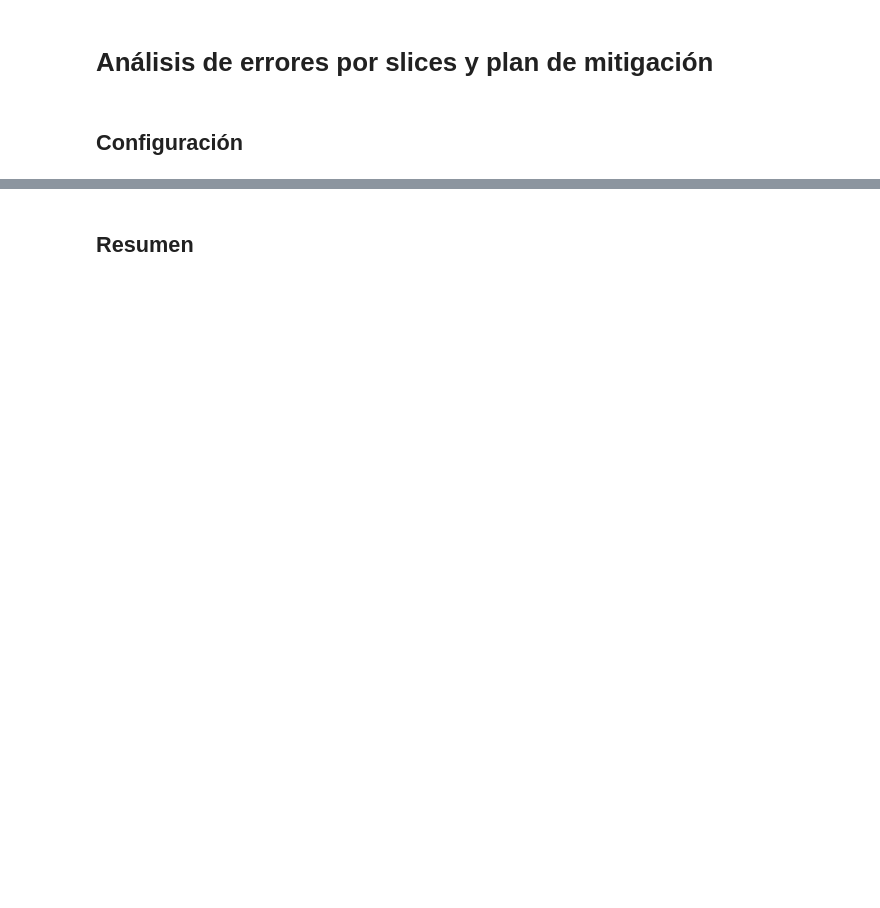
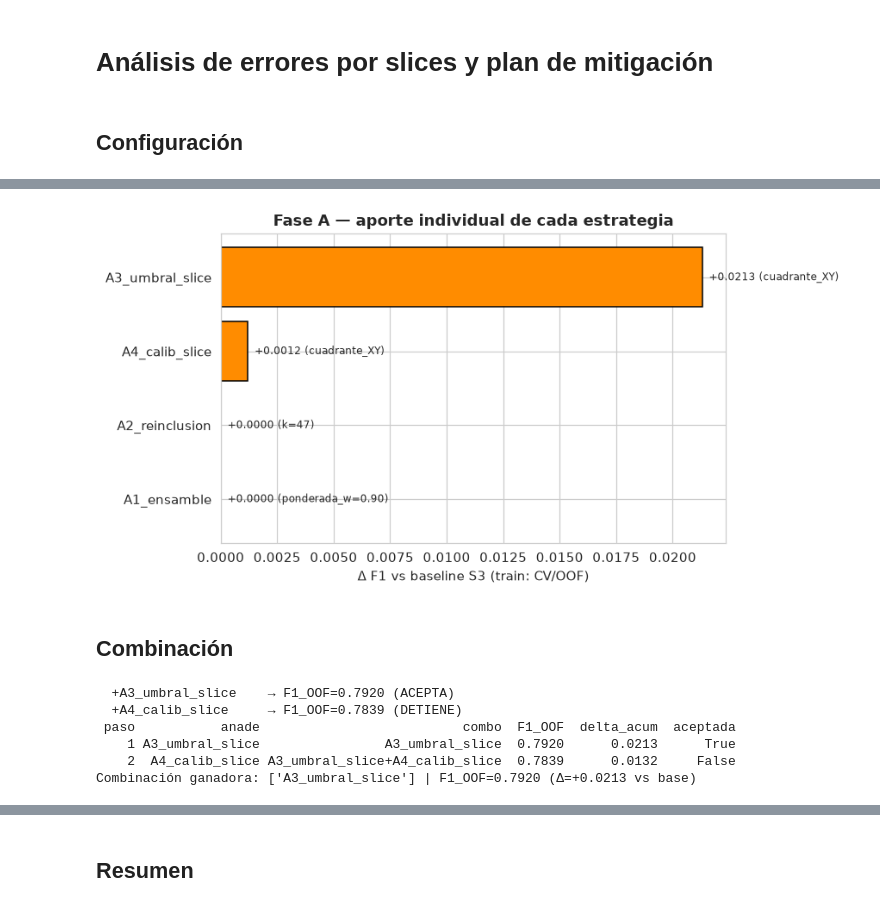
Before and after one commit to Fernando-Huaman/proyecto-zona-interes-Au, a Jupyter notebook: notebooks/sprint4.ipynb, the cells around one changed output, grey strips where cells are left out. Saved outputs shown, nothing was run; the diff lists cells and outputs as text; code cells hidden in the pictures; blank space fills up the shorter version.

```diff
--- a/notebooks/sprint4.ipynb
+++ b/notebooks/sprint4.ipynb
@@ -671,0 +635,16 @@ MITIGACIÓN SELECCIONADA: Mit B (sample weight)
+# %%
+# --- Resultados (todas con igual peso; ordenadas por Δ) ---
+fase_a = pd.DataFrame([
+    {'estrategia': 'A1_ensamble',      'detalle': nomA1,            'metrica': 'F1_OOF',
+     'valor': round(f1A1, 4),   'delta': round(DELTA_A1, 4), 'mejora': DELTA_A1 > 0},
+    {'estrategia': 'A2_reinclusion',   'detalle': f'k={k_A2}',      'metrica': 'F1_CV',
+     'valor': round(f1cv_A2, 4),'delta': round(DELTA_A2, 4), 'mejora': DELTA_A2 > 0},
+    {'estrategia': 'A3_umbral_slice',  'detalle': part_A3,          'metrica': 'F1_OOF',
+     'valor': round(f1_A3, 4),  'delta': round(DELTA_A3, 4), 'mejora': DELTA_A3 > 0},
+    {'estrategia': 'A4_calib_slice',   'detalle': part_A4,          'metrica': 'F1_OOF',
+     'valor': round(f1_A4, 4),  'delta': round(DELTA_A4, 4), 'mejora': APORTA_A4},
+]).sort_values('delta', ascending=False).reset_index(drop=True)
+fase_a.to_csv('outputs_sprint4/fase_a_resultados.csv', index=False)
+print(fase_a.to_string(index=False))
+ganan = fase_a[fase_a['mejora']]['estrategia'].tolist()
+print(f'\nEstrategias que mejoran (pasan a Fase B): {coral(ganan) if ganan else coral("ninguna")}')
@@ -671,0 +659,17 @@ MITIGACIÓN SELECCIONADA: Mit B (sample weight)
+# %%
+# --- Gráfico Fase A: Δ F1 por estrategia (igual peso) ---
+fig, ax = plt.subplots(figsize=(8, 4.2))
+cols = [ENS_COLOR if d > 0 else 'lightgray' for d in fase_a['delta']]
+ax.barh(fase_a['estrategia'], fase_a['delta'], color=cols, edgecolor='black')
+ax.axvline(0, color='black', lw=1)
+for i, (d, det) in enumerate(zip(fase_a['delta'], fase_a['detalle'])):
+    ax.text(d, i, f'  {d:+.4f} ({det})', va='center',
+            ha='left' if d >= 0 else 'right', fontsize=8)
+ax.set_xlabel('Δ F1 vs baseline S3 (train: CV/OOF)')
+ax.set_title('Fase A — aporte individual de cada estrategia', fontweight='bold')
+ax.invert_yaxis()
+plt.tight_layout(); plt.savefig('outputs_sprint4/fase_a_delta.png', bbox_inches='tight'); plt.show()
+# %% [output]
+[figure, added]
+# %% [markdown]
+## Combinación
@@ -671,0 +706,32 @@ MITIGACIÓN SELECCIONADA: Mit B (sample weight)
+# %%
+# --- Forward incremental ---
+orden_fb = fase_a[fase_a['mejora']]['estrategia'].tolist()   # ya ordenadas por Δ desc
+activo, f1_prev, traza = [], F1_BASE_OOF, []
+for estr in orden_fb:
+    cand = activo + [estr]
+    f = eval_combo(set(cand))
+    sube = f > f1_prev + 1e-6
+    traza.append({'paso': len(traza) + 1, 'anade': estr, 'combo': '+'.join(cand),
+                  'F1_OOF': round(f, 4), 'delta_acum': round(f - F1_BASE_OOF, 4), 'aceptada': sube})
+    print(f'  +{estr:<18} → F1_OOF={f:.4f} ({"ACEPTA" if sube else "DETIENE"})')
+    if sube:
+        activo, f1_prev = cand, f
+    else:
+        break
+
+COMBO_GANADORA = activo
+F1_COMBO_OOF = f1_prev
+fb_tab = pd.DataFrame(traza) if traza else pd.DataFrame(
+    [{'paso': 0, 'anade': '(ninguna)', 'combo': 'baseline_S3', 'F1_OOF': round(F1_BASE_OOF, 4),
+      'delta_acum': 0.0, 'aceptada': False}])
+fb_tab.to_csv('outputs_sprint4/fase_b_forward.csv', index=False)
+print(fb_tab.to_string(index=False))
+print(f'Combinación ganadora: {coral(COMBO_GANADORA if COMBO_GANADORA else "baseline S3")} '
+      f'| F1_OOF={coral(f"{F1_COMBO_OOF:.4f}")} (Δ={F1_COMBO_OOF-F1_BASE_OOF:+.4f} vs base)')
+# %% [output]
+  +A3_umbral_slice    → F1_OOF=0.7920 (ACEPTA)
+  +A4_calib_slice     → F1_OOF=0.7839 (DETIENE)
+ paso           anade                          combo  F1_OOF  delta_acum  aceptada
+    1 A3_umbral_slice                A3_umbral_slice  0.7920      0.0213      True
+    2  A4_calib_slice A3_umbral_slice+A4_calib_slice  0.7839      0.0132     False
+Combinación ganadora: ['A3_umbral_slice'] | F1_OOF=0.7920 (Δ=+0.0213 vs base)
```
Also changed, not shown: parts of 54 cells of this notebook, 23 other files.
